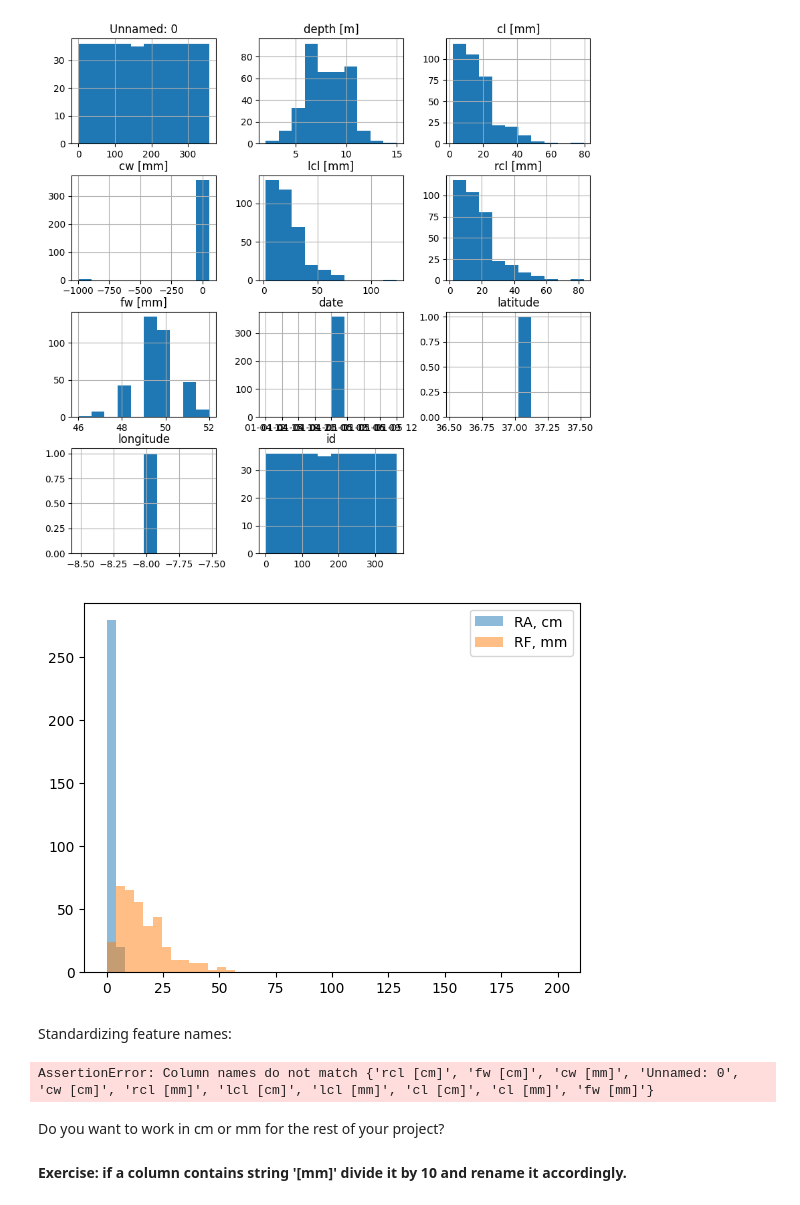
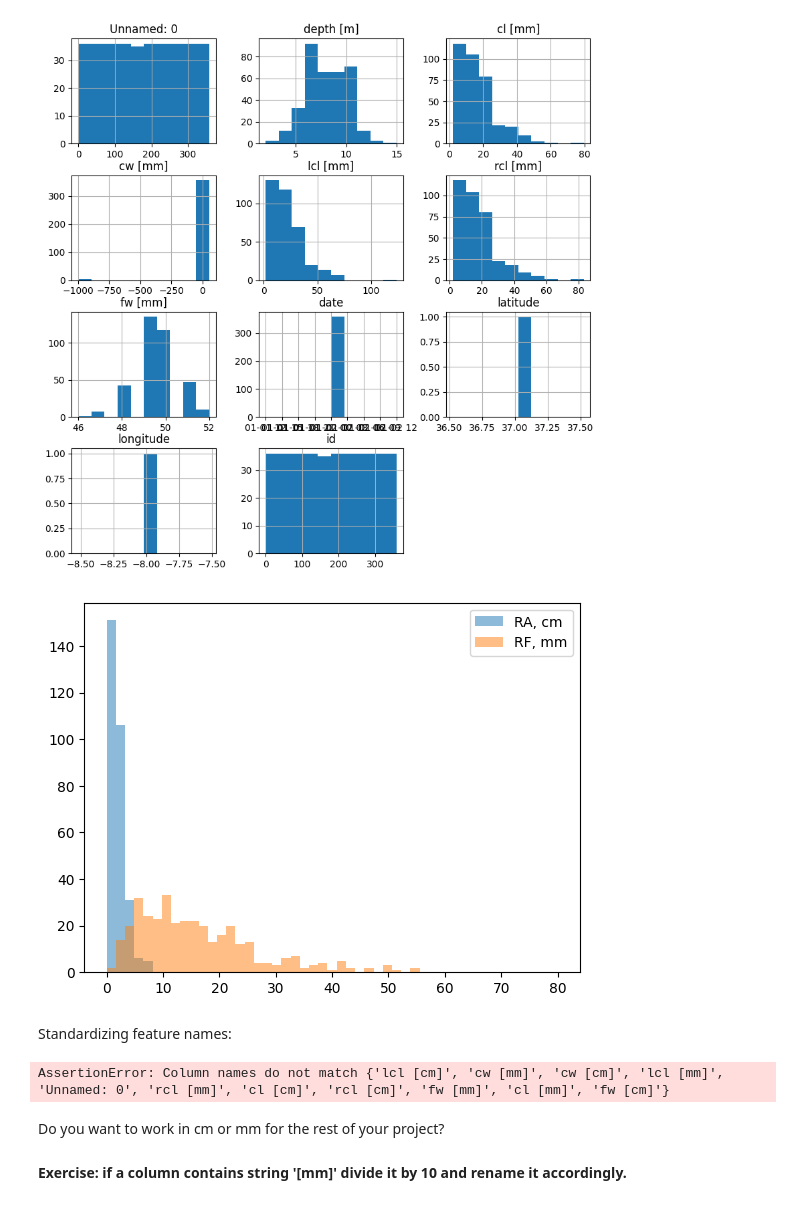
Before and after one commit to Py-ualg/2025-tidy-python, a Jupyter notebook: tutorials/nb2_tidy_data.ipynb, the cells around one changed output. Saved outputs shown, nothing was run; the diff lists cells and outputs as text; code cells hidden in the pictures.

```diff
--- a/tutorials/nb2_tidy_data.ipynb
+++ b/tutorials/nb2_tidy_data.ipynb
@@ -375,8 +355,10 @@ df1_ra.head()
 # %%
 # add region, and date
 df1_ra['region'] = "Ria Alvor"
-df1_ra['date'] = "2020-01-05"
+df1_ra['date'] = "2020-01-02"
 
+# do thi at once
+# df1_rf[['region', 'date']] = "Ria Formosa", "2020-01-02"
 df1_rf['region'] = "Ria Formosa"
-df1_rf['date'] = "2020-01-05"
+df1_rf['date'] = "2020-01-02"
 # %%
@@ -574,13 +559,13 @@ plt.show()
 # %%
 #@title Combined histogram for single feature
 
-bins = np.linspace(0, 200, 50)
+bins = np.linspace(0, 80, 50)
 plt.hist(df1_ra['cw [cm]'], bins=bins, alpha=0.5, label='RA, cm')
 plt.hist(df1_rf['cw [mm]'], bins=bins, alpha=0.5, label='RF, mm')
 plt.legend()
 plt.show()
 # %% [output]
-[figure, old version]
+[figure, new version]
 # %% [markdown]
 Standardizing feature names:
 # %%
@@ -589,7 +574,7 @@ df1_ra.rename(columns={"is_gravid?": "is_gravid", "species_name": "species", "be
 # %%
 assert set(df1_ra.columns) == set(df1_rf.columns), f"Column names do not match {set(df1_ra.columns) ^ set(df1_rf.columns)}"
 # %% [output]
-AssertionError: Column names do not match {'rcl [cm]', 'fw [cm]', 'cw [mm]', 'Unnamed: 0', 'cw [cm]', 'rcl [mm]', 'lcl [cm]', 'lcl [mm]', 'cl [cm]', 'cl [mm]', 'fw [mm]'}
+AssertionError: Column names do not match {'lcl [cm]', 'cw [mm]', 'cw [cm]', 'lcl [mm]', 'Unnamed: 0', 'rcl [mm]', 'cl [cm]', 'rcl [cm]', 'fw [mm]', 'cl [mm]', 'fw [cm]'}
 # %% [markdown]
 Do you want to work in cm or mm for the rest of your project?
 
```
Also changed, not shown: parts of 44 cells of this notebook.
